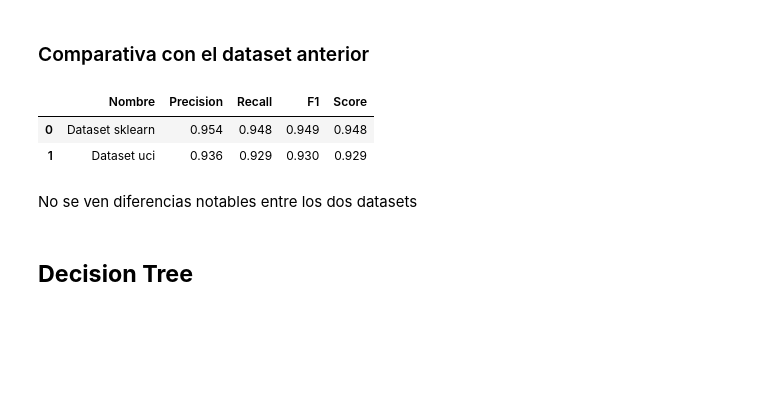
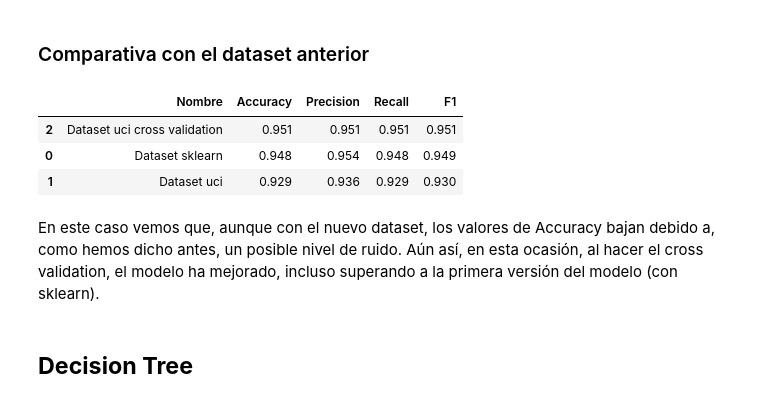
Before and after one commit to alberba/ia_2023, a Jupyter notebook: practica2/practica2.ipynb, the cells around one changed output. Saved outputs shown, nothing was run; the diff lists cells and outputs as text; code cells hidden in the pictures; blank space fills up the shorter version.

```diff
--- a/practica2/practica2.ipynb
+++ b/practica2/practica2.ipynb
@@ -225,8 +226,12 @@ from ucimlrepo import fetch_ucirepo
 optical_recognition_of_handwritten_digits = fetch_ucirepo(id=80)
 
 
-X_uci = optical_recognition_of_handwritten_digits.data.features.to_numpy()
+X_uci = optical_recognition_of_handwritten_digits.data.features
 y_uci = optical_recognition_of_handwritten_digits.data.targets["class"].values
+
+X_uci.columns = x_test.columns
+
+kf = KFold(n_splits=5, shuffle=True, random_state=42)
 # %% [markdown]
 ## **Regresión Logística**
 # %% [markdown]
@@ -313,0 +351,4 @@ weighted avg       0.94      0.93      0.93      5620
+# %%
+y_pred_kfold_perc = cross_val_predict(model_perceptron, X_uci, y_uci, cv=kf)
+
+sns.heatmap(confusion_matrix(y_uci, y_pred_kfold_perc), annot=True, cmap="summer", fmt='g')
@@ -315,20 +359,21 @@ weighted avg       0.94      0.93      0.93      5620
 ### Comparativa con el dataset anterior
 # %%
 comparativa = pd.DataFrame({
-    'Nombre': ['Dataset sklearn', 'Dataset uci'],
-    'Precision': [round(precision_score(y_test, perc_yPred, average='weighted'), 3), round(precision_score(y_uci, ucipercY_pred, average='weighted'), 3)],
-    'Recall': [round(recall_score(y_test, perc_yPred, average="weighted"), 3), round(recall_score(y_uci, ucipercY_pred, average="weighted"), 3)],
-    'F1': [round(f1_score(y_test, perc_yPred, average="weighted"), 3), round(f1_score(y_uci, ucipercY_pred, average="weighted"), 3)],
-    'Score': [round(accuracy_score(y_test, perc_yPred), 3), round(accuracy_score(y_uci, ucipercY_pred), 3)]
+    'Nombre': ['Dataset sklearn', 'Dataset uci', 'Dataset uci cross validation'],
+    'Accuracy': [round(accuracy_score(y_test, perc_yPred), 3), round(accuracy_score(y_uci, ucipercY_pred), 3), round(accuracy_score(y_uci, y_pred_kfold_perc), 3)],
+    'Precision': [round(precision_score(y_test, perc_yPred, average='weighted'), 3), round(precision_score(y_uci, ucipercY_pred, average='weighted'), 3), round(precision_score(y_uci, y_pred_kfold_perc, average='weighted'), 3)],
+    'Recall': [round(recall_score(y_test, perc_yPred, average="weighted"), 3), round(recall_score(y_uci, ucipercY_pred, average="weighted"), 3), round(recall_score(y_uci, y_pred_kfold_perc, average="weighted"), 3)],
+    'F1': [round(f1_score(y_test, perc_yPred, average="weighted"), 3), round(f1_score(y_uci, ucipercY_pred, average="weighted"), 3), round(f1_score(y_uci, y_pred_kfold_perc, average="weighted"), 3)],
 })
 
-comparativa.sort_values(by="Precision", ascending=False)
+comparativa.sort_values(by="Accuracy", ascending=False)
 # %% [output]
-|  | Nombre | Precision | Recall | F1 | Score |
-| 0 | Dataset sklearn | 0.954 | 0.948 | 0.949 | 0.948 |
-| 1 | Dataset uci | 0.936 | 0.929 | 0.930 | 0.929 |
+|  | Nombre | Accuracy | Precision | Recall | F1 |
+| 2 | Dataset uci cross validation | 0.951 | 0.951 | 0.951 | 0.951 |
+| 0 | Dataset sklearn | 0.948 | 0.954 | 0.948 | 0.949 |
+| 1 | Dataset uci | 0.929 | 0.936 | 0.929 | 0.930 |
 # %% [markdown]
-No se ven diferencias notables entre los dos datasets
+En este caso vemos que, aunque con el nuevo dataset, los valores de Accuracy bajan debido a, como hemos dicho antes, un posible nivel de ruido. Aún así, en esta ocasión, al hacer el cross validation, el modelo ha mejorado, incluso superando a la primera versión del modelo (con sklearn).
 # %% [markdown]
 ## **Decision Tree**
 # %% [markdown]
```
Also changed, not shown: parts of 33 cells of this notebook.
